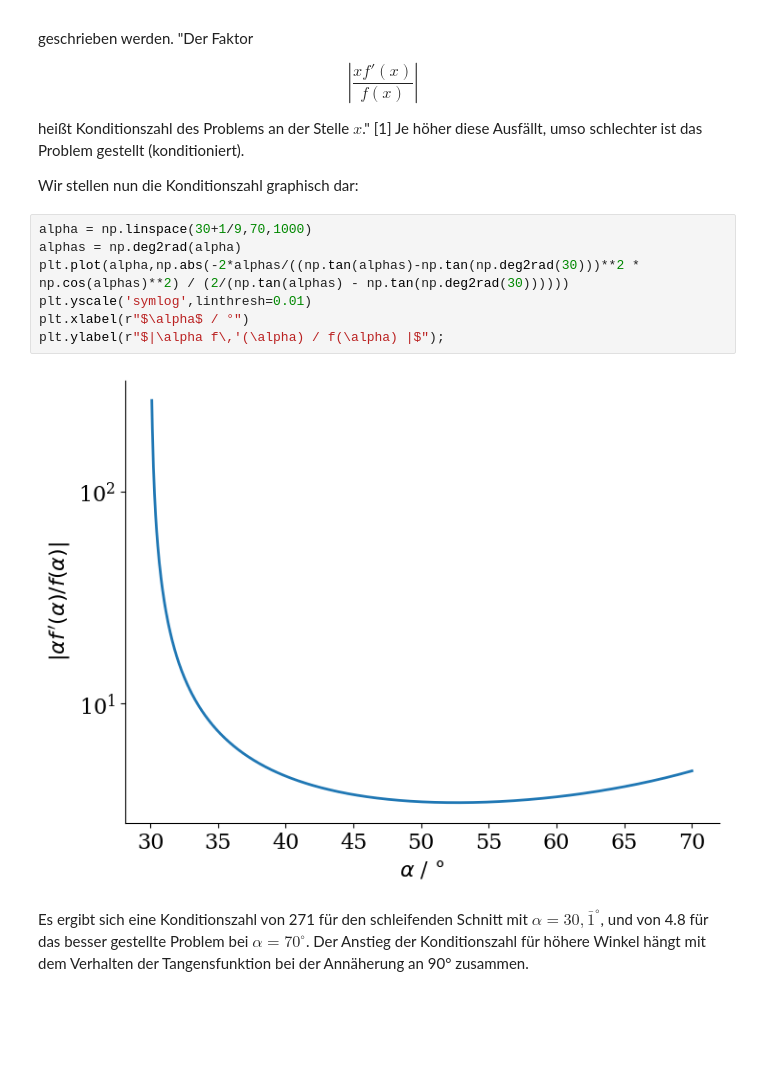
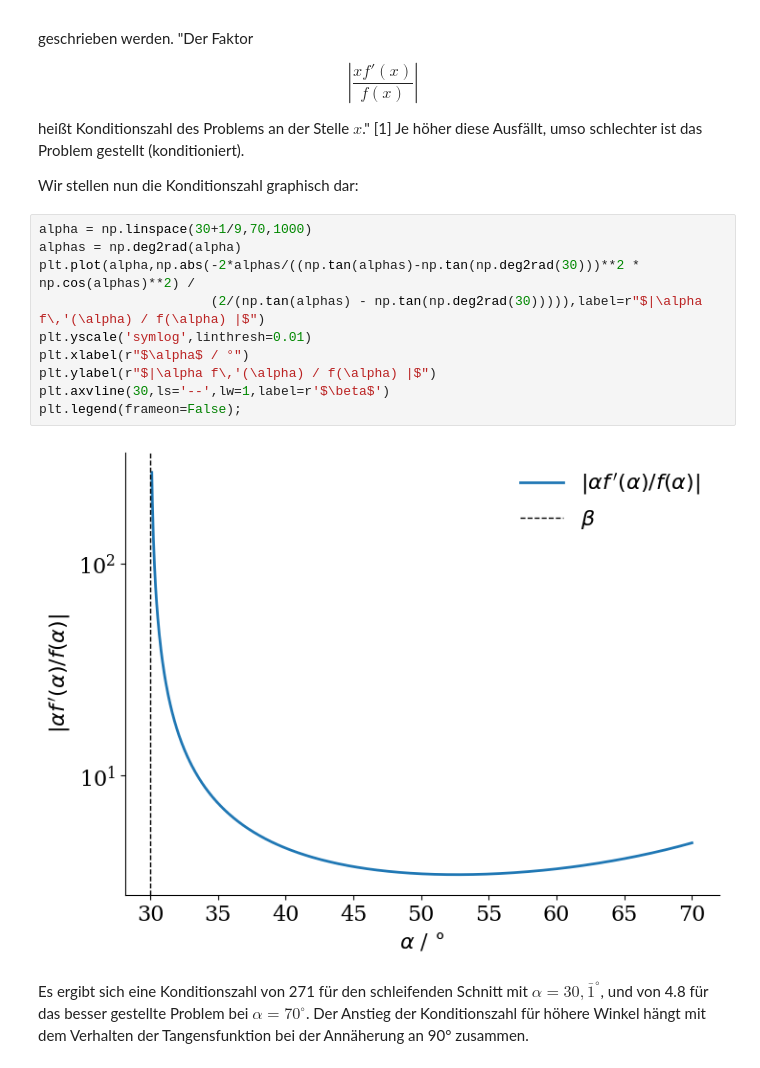
Before and after one commit to nagelt/Teaching_Scripts, a Jupyter notebook: accuracy.ipynb, the cells around one changed output. Saved outputs shown, nothing was run; the diff lists cells and outputs as text; blank space fills up the shorter version.

Commit message:
Line breaks and figure improvements.

```diff
--- a/accuracy.ipynb
+++ b/accuracy.ipynb
@@ -264,11 +266,14 @@ Wir stellen nun die Konditionszahl graphisch dar:
 # %%
 alpha = np.linspace(30+1/9,70,1000)
 alphas = np.deg2rad(alpha)
-plt.plot(alpha,np.abs(-2*alphas/((np.tan(alphas)-np.tan(np.deg2rad(30)))**2 * np.cos(alphas)**2) / (2/(np.tan(alphas) - np.tan(np.deg2rad(30))))))
+plt.plot(alpha,np.abs(-2*alphas/((np.tan(alphas)-np.tan(np.deg2rad(30)))**2 * np.cos(alphas)**2) /
+                      (2/(np.tan(alphas) - np.tan(np.deg2rad(30))))),label=r"$|\alpha f\,'(\alpha) / f(\alpha) |$")
 plt.yscale('symlog',linthresh=0.01)
 plt.xlabel(r"$\alpha$ / °")
-plt.ylabel(r"$|\alpha f\,'(\alpha) / f(\alpha) |$");
+plt.ylabel(r"$|\alpha f\,'(\alpha) / f(\alpha) |$")
+plt.axvline(30,ls='--',lw=1,label=r'$\beta$')
+plt.legend(frameon=False);
 # %% [output]
-[figure, old version]
+[figure, new version]
 # %% [markdown]
 Es ergibt sich eine Konditionszahl von 271 für den schleifenden Schnitt mit $\alpha = 30,\bar{1}^\circ$, und von 4.8 für das besser gestellte Problem bei $\alpha = 70^\circ$. Der Anstieg der Konditionszahl für höhere Winkel hängt mit dem Verhalten der Tangensfunktion bei der Annäherung an 90° zusammen.
```
Also changed, not shown: parts of 4 cells of this notebook, 1 other file.
